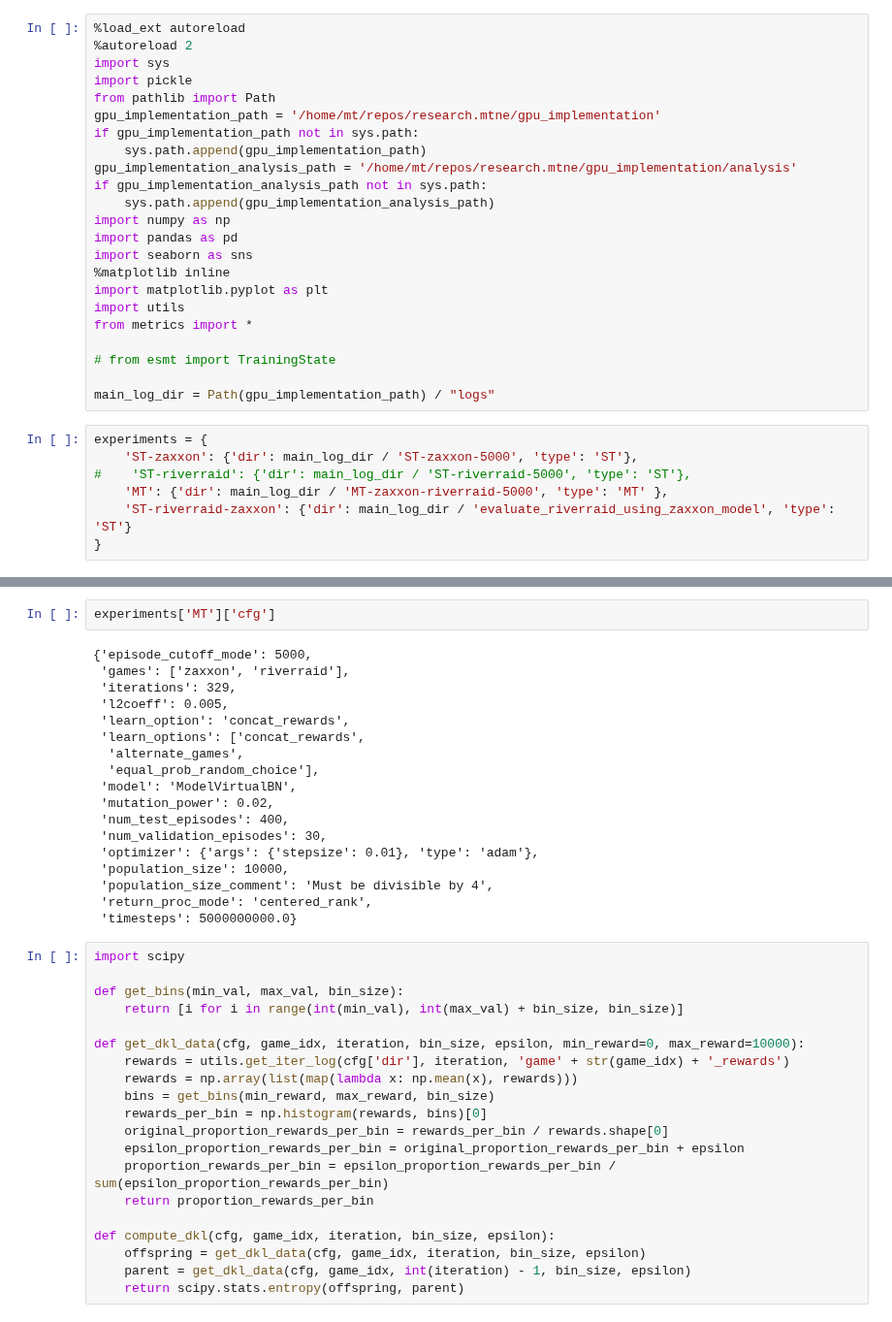
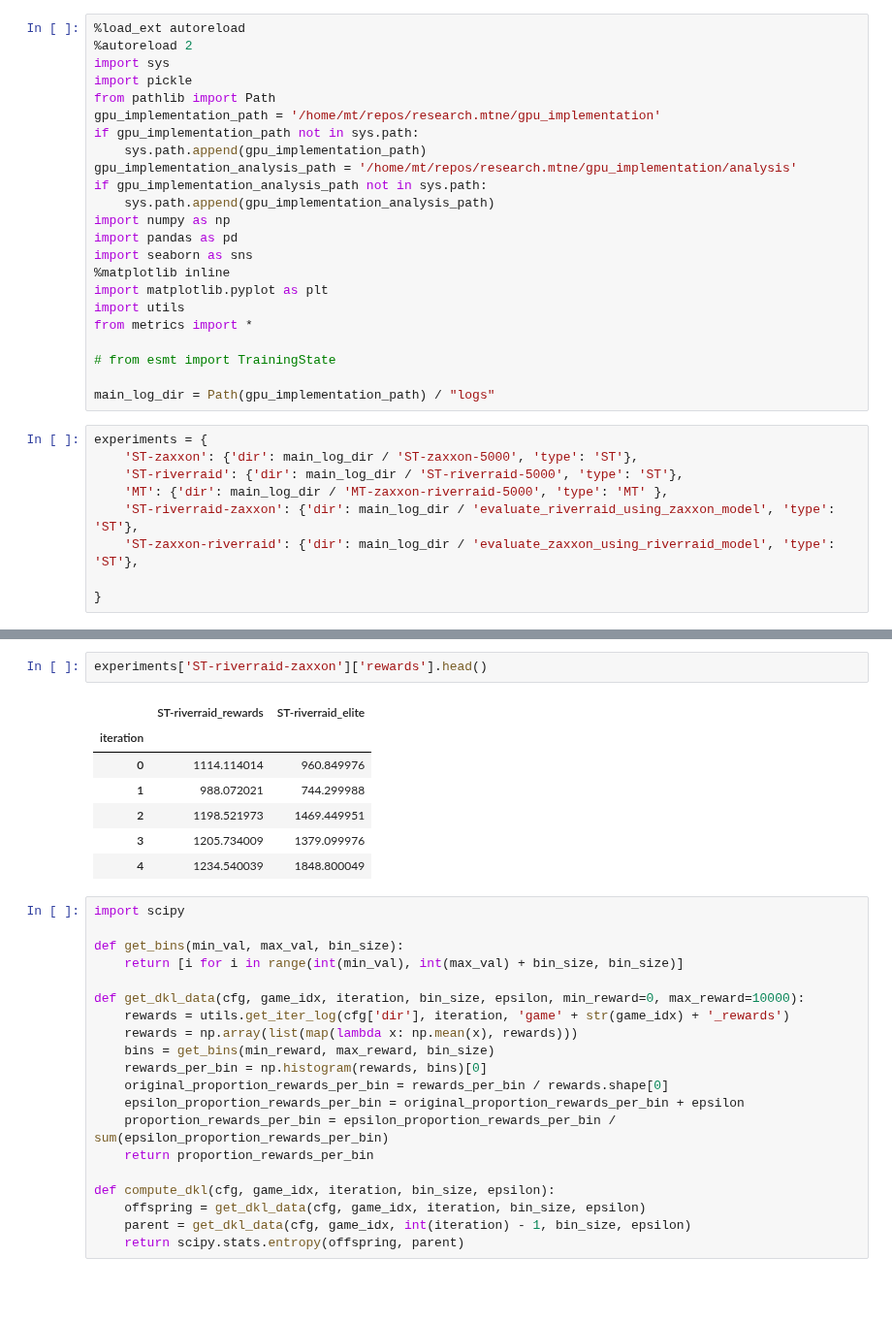
Before and after one commit to deyandyankov/research.mtne, a Jupyter notebook: gpu_implementation/analysis/DKL.ipynb, the cells around one changed output, grey strips where cells are left out. Shown at 97% size. Saved outputs shown, nothing was run; the diff lists cells and outputs as text; blank space fills up the shorter version.

```diff
--- a/gpu_implementation/analysis/DKL.ipynb
+++ b/gpu_implementation/analysis/DKL.ipynb
@@ -24,9 +24,11 @@ main_log_dir = Path(gpu_implementation_path) / "logs"
 # %%
 experiments = {
     'ST-zaxxon': {'dir': main_log_dir / 'ST-zaxxon-5000', 'type': 'ST'},
-#    'ST-riverraid': {'dir': main_log_dir / 'ST-riverraid-5000', 'type': 'ST'},
+    'ST-riverraid': {'dir': main_log_dir / 'ST-riverraid-5000', 'type': 'ST'},
     'MT': {'dir': main_log_dir / 'MT-zaxxon-riverraid-5000', 'type': 'MT' },
-    'ST-riverraid-zaxxon': {'dir': main_log_dir / 'evaluate_riverraid_using_zaxxon_model', 'type': 'ST'}
+    'ST-riverraid-zaxxon': {'dir': main_log_dir / 'evaluate_riverraid_using_zaxxon_model', 'type': 'ST'},
+    'ST-zaxxon-riverraid': {'dir': main_log_dir / 'evaluate_zaxxon_using_riverraid_model', 'type': 'ST'},
+
 }
 # %%
 for exp_name, exp in experiments.items():
@@ -53,23 +37,13 @@ for exp_name, exp in experiments.items():
-# %%
-experiments['MT']['cfg']
-# %% [output]
-{'episode_cutoff_mode': 5000,
- 'games': ['zaxxon', 'riverraid'],
- 'iterations': 329,
- 'l2coeff': 0.005,
- 'learn_option': 'concat_rewards',
- 'learn_options': ['concat_rewards',
-  'alternate_games',
-  'equal_prob_random_choice'],
- 'model': 'ModelVirtualBN',
- 'mutation_power': 0.02,
- 'num_test_episodes': 400,
- 'num_validation_episodes': 30,
- 'optimizer': {'args': {'stepsize': 0.01}, 'type': 'adam'},
- 'population_size': 10000,
- 'population_size_comment': 'Must be divisible by 4',
- 'return_proc_mode': 'centered_rank',
- 'timesteps': 5000000000.0}
+# %%
+experiments['ST-riverraid-zaxxon']['rewards'].head()
+# %% [output]
+|  | ST-riverraid_rewards | ST-riverraid_elite |
+| iteration |  |  |
+| 0 | 1114.114014 | 960.849976 |
+| 1 | 988.072021 | 744.299988 |
+| 2 | 1198.521973 | 1469.449951 |
+| 3 | 1205.734009 | 1379.099976 |
+| 4 | 1234.540039 | 1848.800049 |
 # %%
 import scipy
 
```
Also changed, not shown: parts of 1 cell of this notebook, 2 other files.
